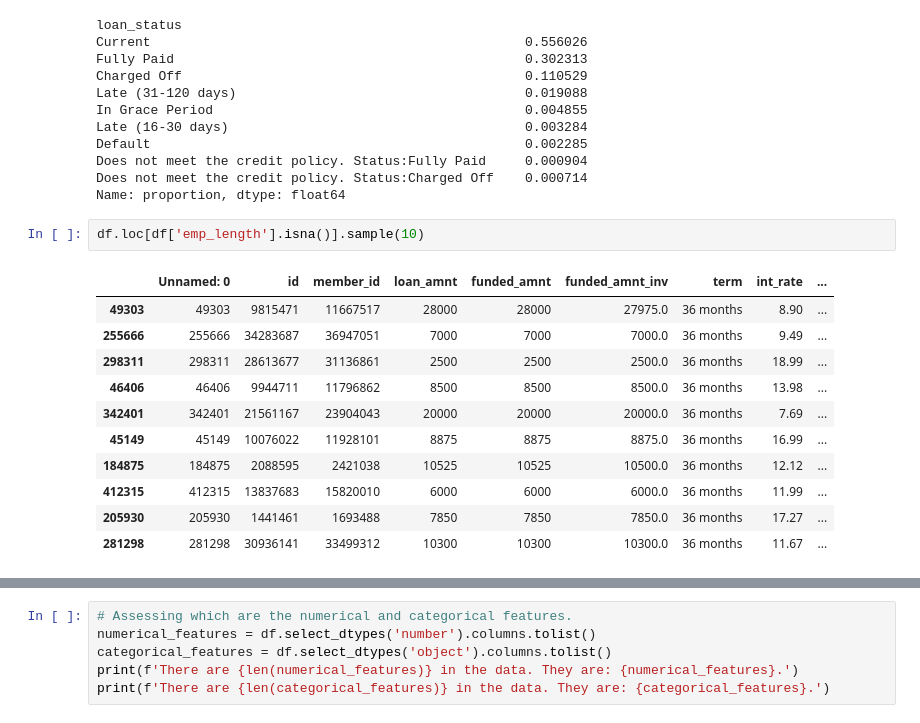
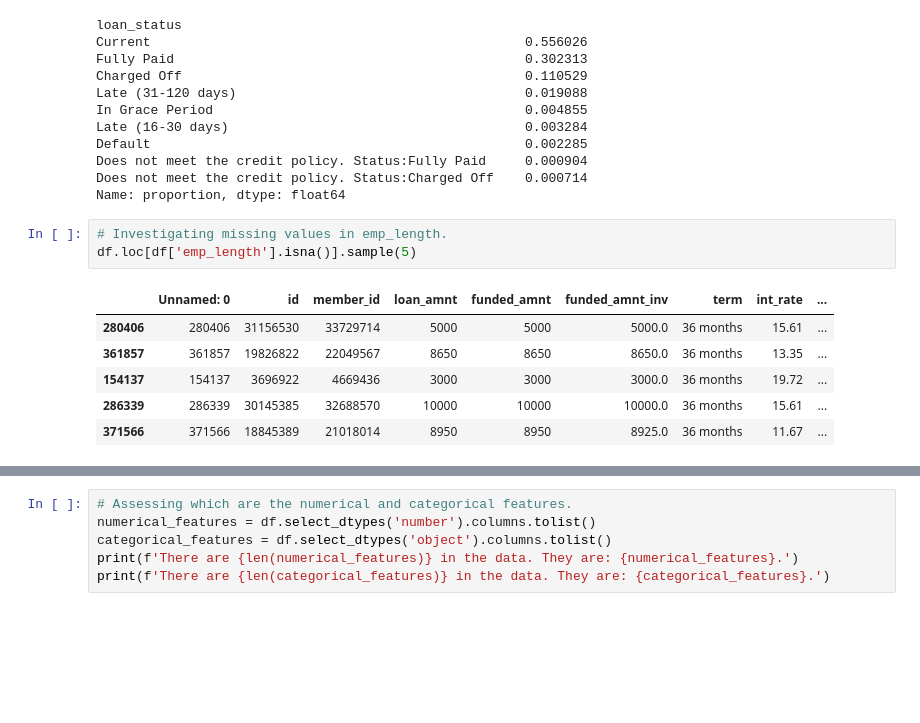
Before and after one commit to allmeidaapedro/Lending-Club-Credit-Scoring, a Jupyter notebook: notebooks/1_data_cleaning_understanding.ipynb, the cells around one changed output, grey strips where cells are left out. Drawn from its saved outputs; the diff is of its cells as text; blank space fills up the shorter version.

```diff
--- a/notebooks/1_data_cleaning_understanding.ipynb
+++ b/notebooks/1_data_cleaning_understanding.ipynb
@@ -369,16 +355,12 @@ Does not meet the credit policy. Status:Fully Paid     0.000904
 Does not meet the credit policy. Status:Charged Off    0.000714
 Name: proportion, dtype: float64
 # %%
-df.loc[df['emp_length'].isna()].sample(10)
+# Investigating missing values in emp_length.
+df.loc[df['emp_length'].isna()].sample(5)
 # %% [output]
 |  | Unnamed: 0 | id | member_id | loan_amnt | funded_amnt | funded_amnt_inv | term | int_rate | ... |
-| 49303 | 49303 | 9815471 | 11667517 | 28000 | 28000 | 27975.0 | 36 months | 8.90 | ... |
-| 255666 | 255666 | 34283687 | 36947051 | 7000 | 7000 | 7000.0 | 36 months | 9.49 | ... |
-| 298311 | 298311 | 28613677 | 31136861 | 2500 | 2500 | 2500.0 | 36 months | 18.99 | ... |
-| 46406 | 46406 | 9944711 | 11796862 | 8500 | 8500 | 8500.0 | 36 months | 13.98 | ... |
-| 342401 | 342401 | 21561167 | 23904043 | 20000 | 20000 | 20000.0 | 36 months | 7.69 | ... |
-| 45149 | 45149 | 10076022 | 11928101 | 8875 | 8875 | 8875.0 | 36 months | 16.99 | ... |
-| 184875 | 184875 | 2088595 | 2421038 | 10525 | 10525 | 10500.0 | 36 months | 12.12 | ... |
-| 412315 | 412315 | 13837683 | 15820010 | 6000 | 6000 | 6000.0 | 36 months | 11.99 | ... |
-| 205930 | 205930 | 1441461 | 1693488 | 7850 | 7850 | 7850.0 | 36 months | 17.27 | ... |
-| 281298 | 281298 | 30936141 | 33499312 | 10300 | 10300 | 10300.0 | 36 months | 11.67 | ... |
+| 280406 | 280406 | 31156530 | 33729714 | 5000 | 5000 | 5000.0 | 36 months | 15.61 | ... |
+| 361857 | 361857 | 19826822 | 22049567 | 8650 | 8650 | 8650.0 | 36 months | 13.35 | ... |
+| 154137 | 154137 | 3696922 | 4669436 | 3000 | 3000 | 3000.0 | 36 months | 19.72 | ... |
+| 286339 | 286339 | 30145385 | 32688570 | 10000 | 10000 | 10000.0 | 36 months | 15.61 | ... |
+| 371566 | 371566 | 18845389 | 21018014 | 8950 | 8950 | 8925.0 | 36 months | 11.67 | ... |
```
Also changed, not shown: parts of 34 cells of this notebook, 1 other file.
